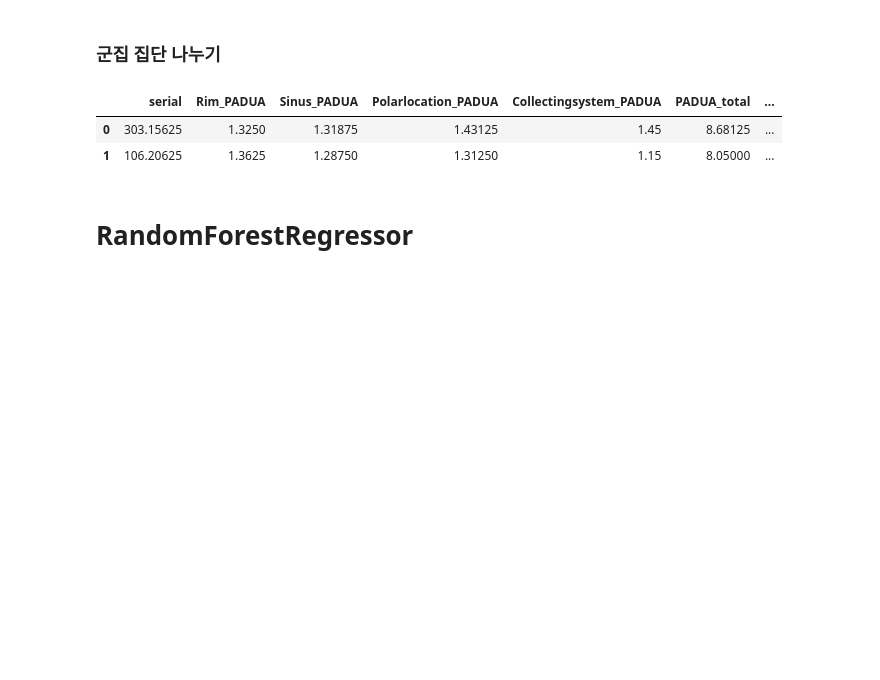
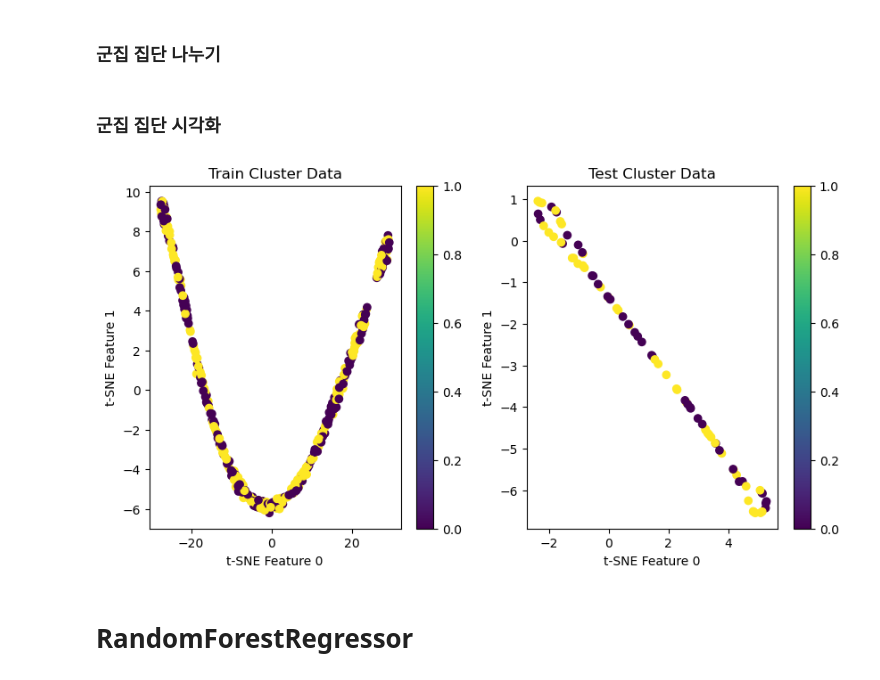
Before and after one commit to somoon0422/ML_project_2-, a Jupyter notebook: main/main.ipynb, the cells around one changed output. Saved outputs shown, nothing was run; the diff lists cells and outputs as text; code cells hidden in the pictures; blank space fills up the shorter version.

```diff
--- a/main/main.ipynb
+++ b/main/main.ipynb
@@ -7,9 +7,9 @@ import numpy as np
 import seaborn as sns
 import matplotlib.pyplot as plt
 # %%
-padua_data = pd.read_csv('./data/kideny_PADUA_upload.csv')
-renal_data = pd.read_csv('./data/kideny_RENAL_upload.csv')
-treat_data = pd.read_csv('./data/kidney_treat_upload.csv')
+padua_data = pd.read_csv('../data/kideny_PADUA_upload.csv')
+renal_data = pd.read_csv('../data/kideny_RENAL_upload.csv')
+treat_data = pd.read_csv('../data/kidney_treat_upload.csv')
 # %% [markdown]
 ## PADUA
 
@@ -282,18 +282,42 @@ tr_cluster_0_data = X_train[train_cluster_labels == 0]
 
 test_cluster_1_data = X_test[test_cluster_labels == 1]
 test_cluster_0_data = X_test[test_cluster_labels == 0]
-# %%
-# 군집 중심 좌표
-kmeans.cluster_centers_
-
-# 군집 중심 좌표를 DataFrame으로 변환
-cluster_center_df = pd.DataFrame(kmeans.cluster_centers_, columns=X.columns)
-
-cluster_center_df
-# %% [output]
-|  | serial | Rim_PADUA | Sinus_PADUA | Polarlocation_PADUA | Collectingsystem_PADUA | PADUA_total | ... |
-| 0 | 303.15625 | 1.3250 | 1.31875 | 1.43125 | 1.45 | 8.68125 | ... |
-| 1 | 106.20625 | 1.3625 | 1.28750 | 1.31250 | 1.15 | 8.05000 | ... |
+# %% [markdown]
+### 군집 집단 시각화
+# %%
+import matplotlib.pyplot as plt
+from sklearn.manifold import TSNE
+import pandas as pd
+
+# train 데이터와 test 데이터를 하나의 데이터프레임으로 합칩니다.
+tr_cluster_data = pd.concat([tr_cluster_1_data, tr_cluster_0_data], ignore_index=True)
+test_cluster_data = pd.concat([test_cluster_1_data, test_cluster_0_data], ignore_index=True)
+
+# t-SNE를 사용하여 데이터를 2차원으로 축소합니다.
+tsne = TSNE(n_components=2, random_state=42)
+tr_cluster_tsne = tsne.fit_transform(tr_cluster_data)
+test_cluster_tsne = tsne.fit_transform(test_cluster_data)
+
+# 군집 내 데이터 시각화
+plt.figure(figsize=(10, 5))
+
+plt.subplot(1, 2, 1)
+plt.scatter(tr_cluster_tsne[:, 0], tr_cluster_tsne[:, 1], c=train_cluster_labels, cmap='viridis')
+plt.title('Train Cluster Data')
+plt.xlabel('t-SNE Feature 0')
+plt.ylabel('t-SNE Feature 1')
+plt.colorbar()
+
+plt.subplot(1, 2, 2)
+plt.scatter(test_cluster_tsne[:, 0], test_cluster_tsne[:, 1], c=test_cluster_labels, cmap='viridis')
+plt.xlabel('t-SNE Feature 0')
+plt.ylabel('t-SNE Feature 1')
+plt.title('Test Cluster Data')
+plt.colorbar()
+
+plt.show()
+# %% [output]
+[figure, added]
 # %% [markdown]
 # RandomForestRegressor
 # %%
```
